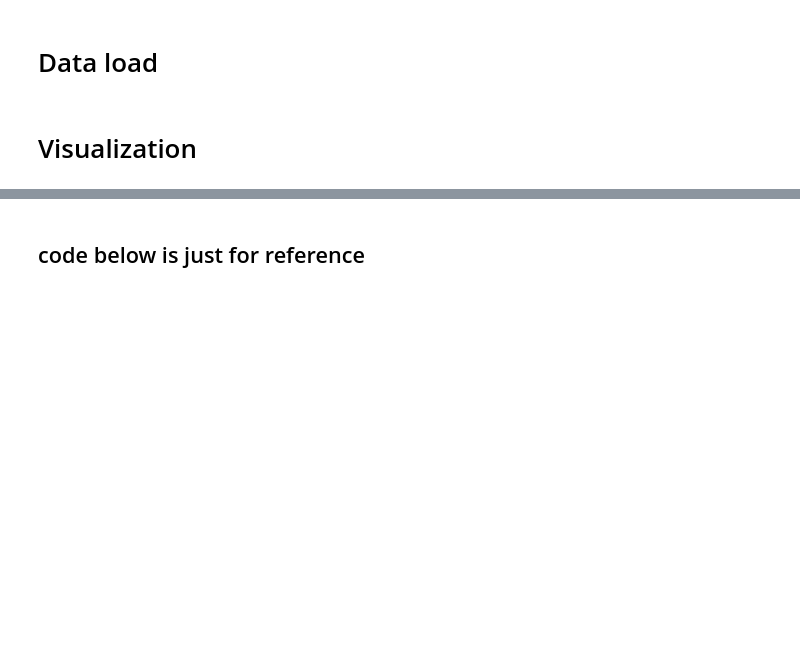
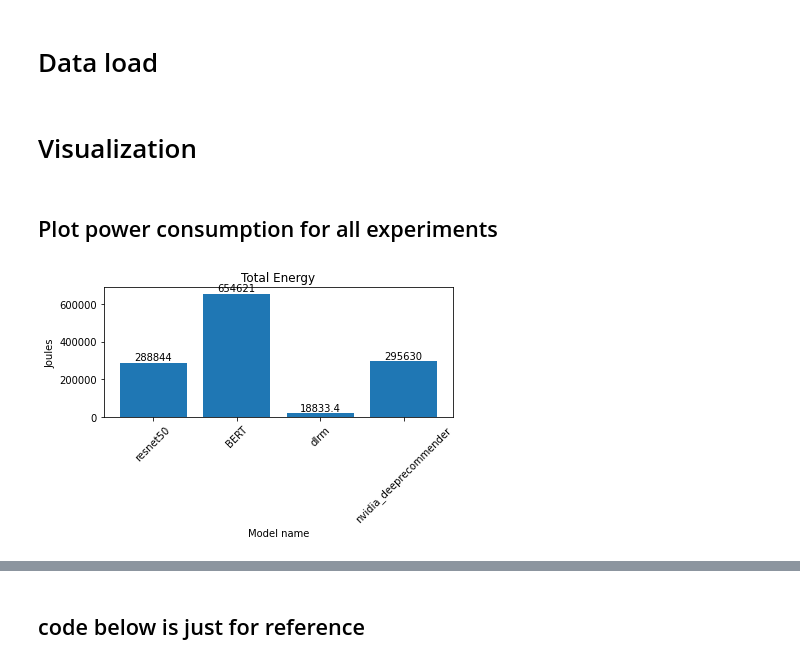
Before and after one commit to myunghakLee/pytorch-benchmark, a Jupyter notebook: plots_test.ipynb, the cells around one changed output, grey strips where cells are left out. Cells and saved outputs as stored; diff of their text form; code cells hidden in the pictures; blank space fills up the shorter version.

```diff
--- a/plots_test.ipynb
+++ b/plots_test.ipynb
@@ -143 +174,8 @@ cuda, eval, nvidia_deeprecommender       9924123.346          11962347.629
+# %%
+power_data_list = []
+for r in results:
+    power_data_list.append((r[0][2], r[2]))
+
+with open(os.path.join(MAIN_DIR, "trace_data", "power_data_list.pickle"), "wb") as f:
+    pickle.dump(power_data_list, f)
 # %%
@@ -163,2 +221,7 @@ df.to_pickle(os.path.join(MAIN_DIR, 'exec_time', f'{EXPERIMENT_NAME}.pickle')
+# %%
+with open(os.path.join(MAIN_DIR, "trace_data", "nsight_runtimes_list.pickle"), "rb") as f:
+    nsight_runtimes = pickle.load(f)  # list of tuple (experiment_name, duration)
+with open(os.path.join(MAIN_DIR, "trace_data", "power_data_list.pickle"), "rb") as f:
+    power_data = pickle.load(f)  # list of tuple (experiment_name, {"elapsed_time":[], "power":[]})
 # %% [markdown]
 # Visualization
@@ -164,0 +230,38 @@ df.to_pickle(os.path.join(MAIN_DIR, 'exec_time', f'{EXPERIMENT_NAME}.pickle')
+# %% [markdown]
+## Plot power consumption for all experiments
+# %%
+%matplotlib inline
+sampling_interval = 0.001
+def integrate(df):
+    recent_time = 0
+    integral = 0
+    for index, row in df.iterrows():
+        dt = row["elapsed_time"] - recent_time
+        integral += dt * row["power"]
+        recent_time = row["elapsed_time"]
+
+    return integral / 1000 * 3600
+
+energy = []
+labels = []
+
+fig = plt.figure()
+for index, f in enumerate(power_data):
+    plt.tight_layout()
+    data = pd.DataFrame(f[1])
+    energy.append(integrate(data))
+    labels.append(f[0])
+    #plt.text(x = labels[-1], y= energy[-1] * 1.2, s=f"{energy[-1]}")
+
+plt.bar(labels, energy)
+plt.xlabel("Model name")
+plt.xticks(rotation=45)
+plt.ylabel("Joules")
+plt.title("Total Energy")
+ax = plt.gca()
+ax.bar_label(ax.containers[0])
+fig.tight_layout()
+plt.show()
+fig.savefig("power_plots.png", bbox_inches="tight")
+# %% [output]
+[figure, added]
```
Also changed, not shown: parts of 14 cells of this notebook, 3 other files.
